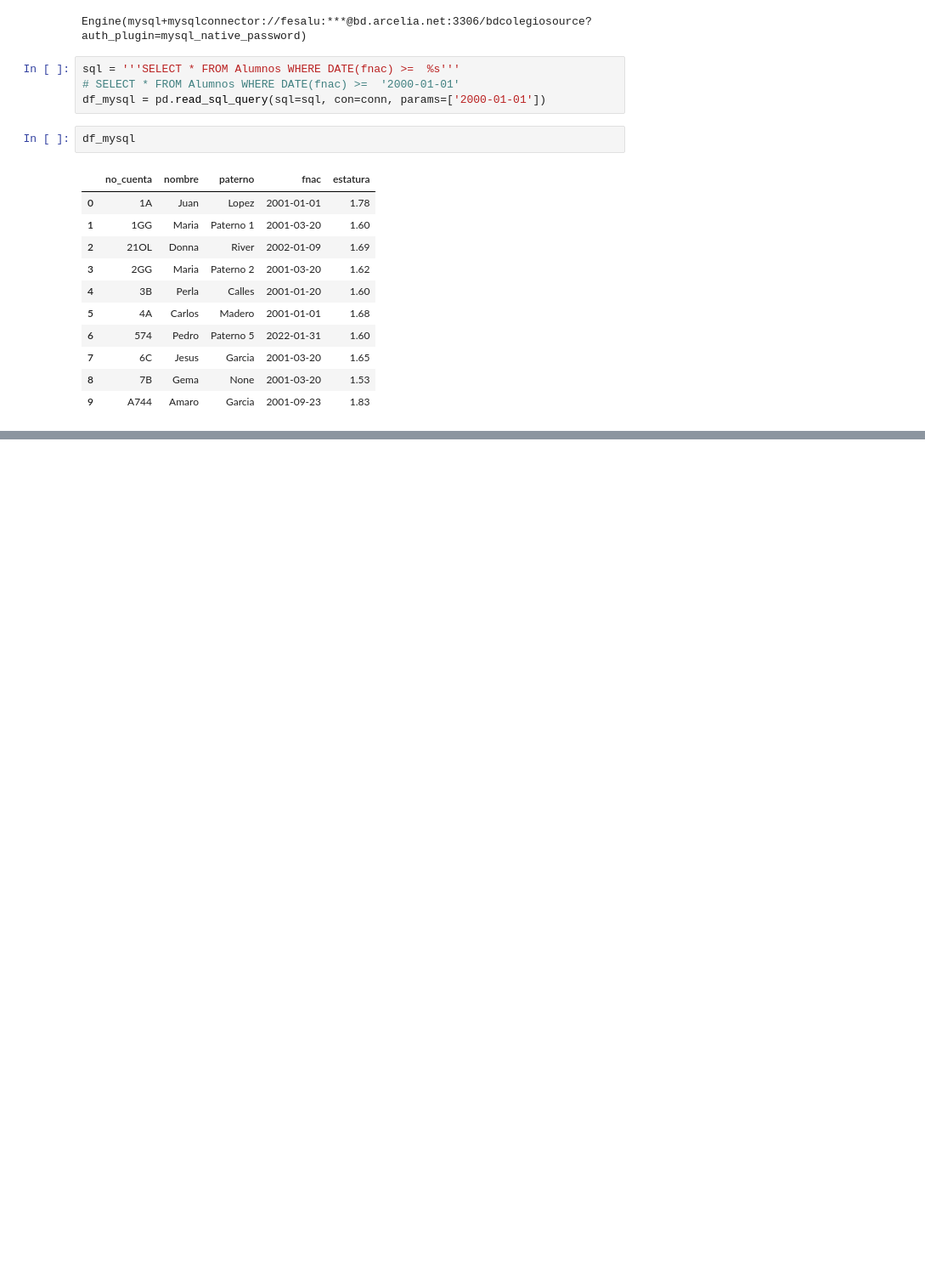
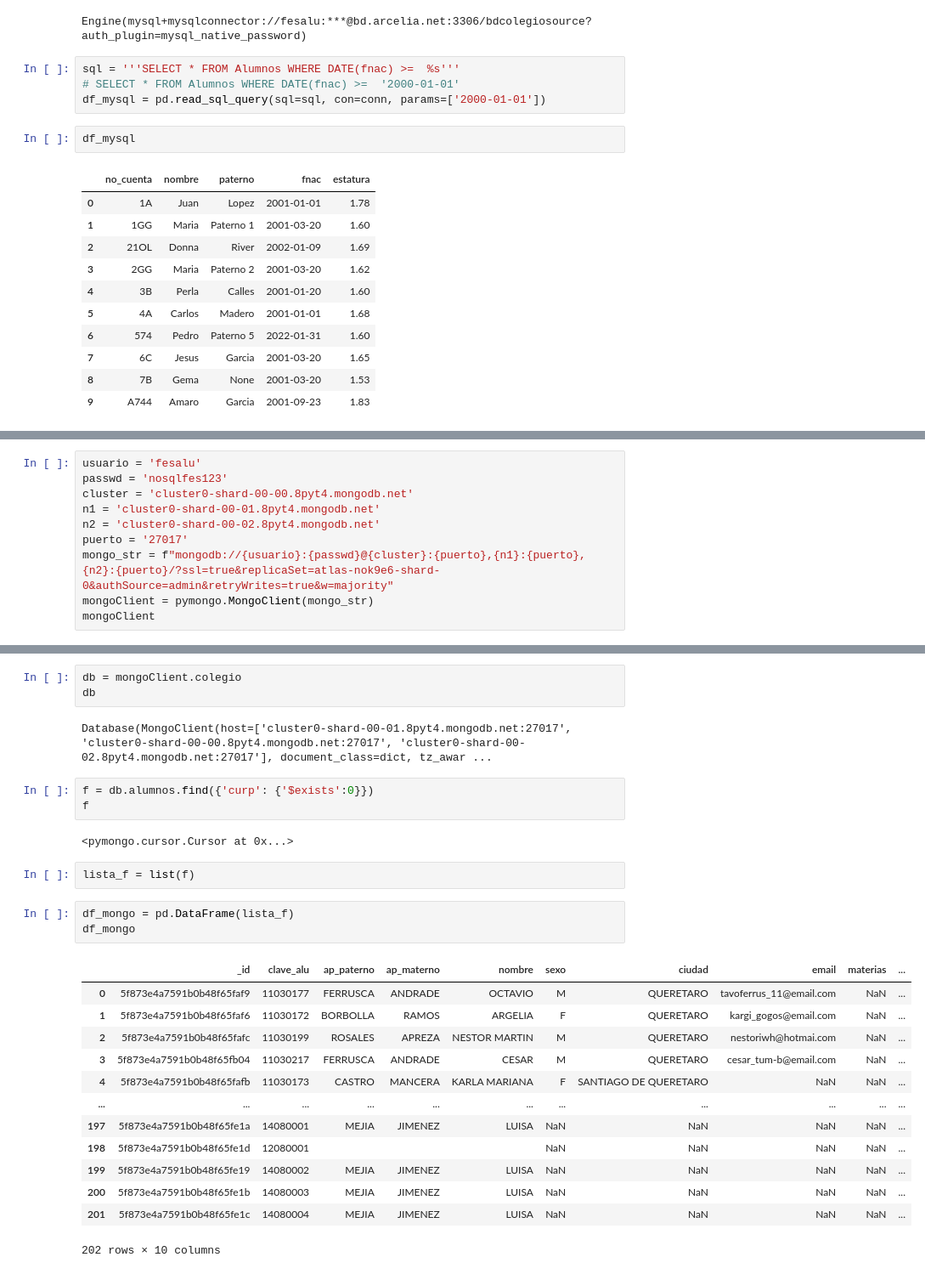
Before and after one commit to DiegoArroyo12/PreprocesamientoDeDatosPython, a Jupyter notebook: Sesion0203_LecturaBD.ipynb, the cells around one changed output, grey strips where cells are left out. Shown: that part at 85% size. Saved outputs shown, nothing was run; the diff lists cells and outputs as text; blank space fills up the shorter version.

```diff
--- a/Sesion0203_LecturaBD.ipynb
+++ b/Sesion0203_LecturaBD.ipynb
@@ -53,0 +69,10 @@ df_mysql
+# %%
+usuario = 'fesalu'
+passwd = 'nosqlfes123'
+cluster = 'cluster0-shard-00-00.8pyt4.mongodb.net'
+n1 = 'cluster0-shard-00-01.8pyt4.mongodb.net'
+n2 = 'cluster0-shard-00-02.8pyt4.mongodb.net'
+puerto = '27017'
+mongo_str = f"mongodb://{usuario}:{passwd}@{cluster}:{puerto},{n1}:{puerto},{n2}:{puerto}/?ssl=true&replicaSet=atlas-nok9e6-shard-0&authSource=admin&retryWrites=true&w=majority"
+mongoClient = pymongo.MongoClient(mongo_str)
+mongoClient
@@ -53,0 +96,29 @@ df_mysql
+# %%
+db = mongoClient.colegio
+db
+# %% [output]
+Database(MongoClient(host=['cluster0-shard-00-01.8pyt4.mongodb.net:27017', 'cluster0-shard-00-00.8pyt4.mongodb.net:27017', 'cluster0-shard-00-02.8pyt4.mongodb.net:27017'], document_class=dict, tz_awar ...
+# %%
+f = db.alumnos.find({'curp': {'$exists':0}})
+f
+# %% [output]
+<pymongo.cursor.Cursor at 0x...>
+# %%
+lista_f = list(f)
+# %%
+df_mongo = pd.DataFrame(lista_f)
+df_mongo
+# %% [output]
+|  | _id | clave_alu | ap_paterno | ap_materno | nombre | sexo | ciudad | email | materias | ... |
+| 0 | 5f873e4a7591b0b48f65faf9 | 11030177 | FERRUSCA | ANDRADE | OCTAVIO | M | QUERETARO | tavoferrus_11@email.com | NaN | ... |
+| 1 | 5f873e4a7591b0b48f65faf6 | 11030172 | BORBOLLA | RAMOS | ARGELIA | F | QUERETARO | kargi_gogos@email.com | NaN | ... |
+| 2 | 5f873e4a7591b0b48f65fafc | 11030199 | ROSALES | APREZA | NESTOR MARTIN | M | QUERETARO | nestoriwh@hotmai.com | NaN | ... |
+| 3 | 5f873e4a7591b0b48f65fb04 | 11030217 | FERRUSCA | ANDRADE | CESAR | M | QUERETARO | cesar_tum-b@email.com | NaN | ... |
+| 4 | 5f873e4a7591b0b48f65fafb | 11030173 | CASTRO | MANCERA | KARLA MARIANA | F | SANTIAGO DE QUERETARO | NaN | NaN | ... |
+| ... | ... | ... | ... | ... | ... | ... | ... | ... | ... | ... |
+| 197 | 5f873e4a7591b0b48f65fe1a | 14080001 | MEJIA | JIMENEZ | LUISA | NaN | NaN | NaN | NaN | ... |
+| 198 | 5f873e4a7591b0b48f65fe1d | 12080001 |  |  |  | NaN | NaN | NaN | NaN | ... |
+| 199 | 5f873e4a7591b0b48f65fe19 | 14080002 | MEJIA | JIMENEZ | LUISA | NaN | NaN | NaN | NaN | ... |
+| 200 | 5f873e4a7591b0b48f65fe1b | 14080003 | MEJIA | JIMENEZ | LUISA | NaN | NaN | NaN | NaN | ... |
+| 201 | 5f873e4a7591b0b48f65fe1c | 14080004 | MEJIA | JIMENEZ | LUISA | NaN | NaN | NaN | NaN | ... |
+202 rows × 10 columns
```
Also changed, not shown: parts of 11 cells of this notebook, 14 other files.
